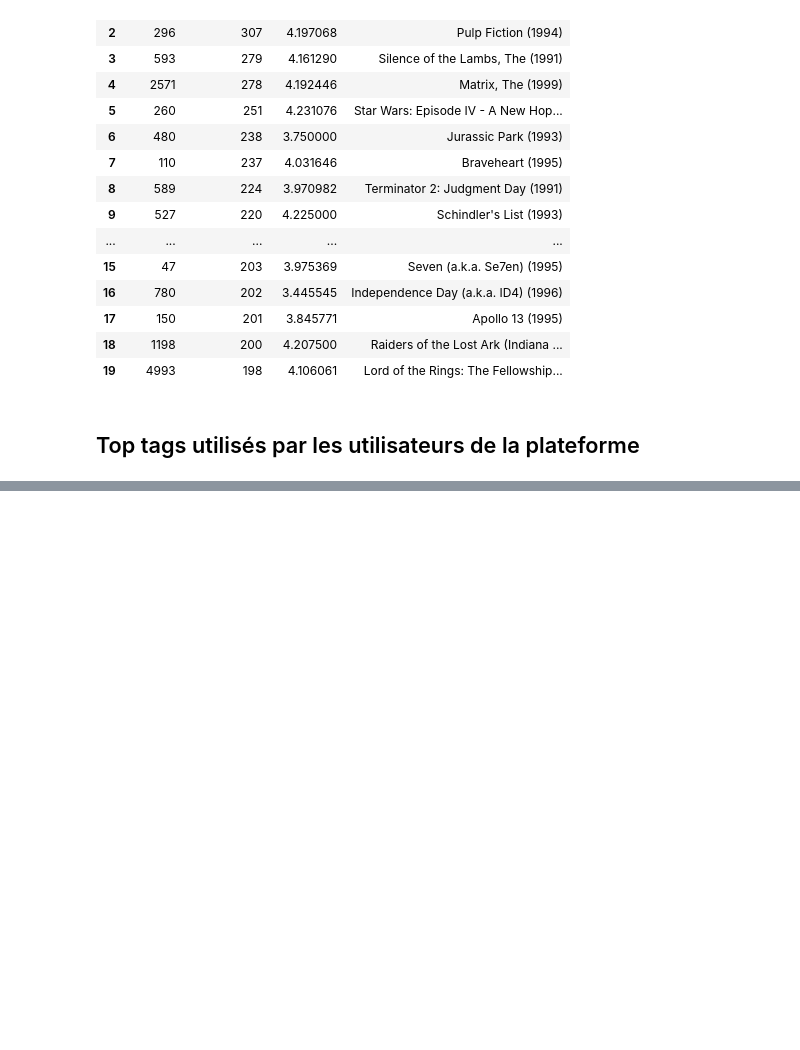
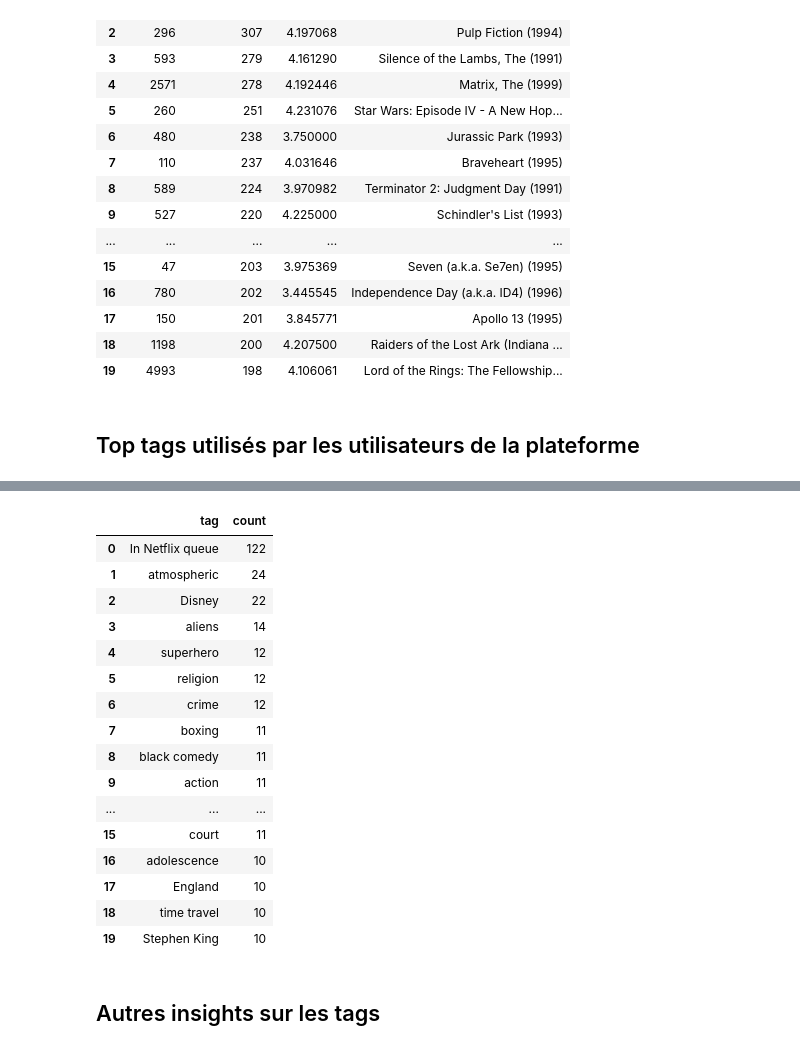
Before and after one commit to Gouesse05/FILMS-ANALYTICS, a Jupyter notebook: flm_data_viz.ipynb, the cells around one changed output, grey strips where cells are left out. Cells and saved outputs as stored; diff of their text form; code cells hidden in the pictures; blank space fills up the shorter version.

```diff
--- a/flm_data_viz.ipynb
+++ b/flm_data_viz.ipynb
@@ -438,0 +527,22 @@ top_movies_df
+# %%
+tag_usage_df
+# %% [output]
+|  | tag | count |
+| 0 | In Netflix queue | 122 |
+| 1 | atmospheric | 24 |
+| 2 | Disney | 22 |
+| 3 | aliens | 14 |
+| 4 | superhero | 12 |
+| 5 | religion | 12 |
+| 6 | crime | 12 |
+| 7 | boxing | 11 |
+| 8 | black comedy | 11 |
+| 9 | action | 11 |
+| ... | ... | ... |
+| 15 | court | 11 |
+| 16 | adolescence | 10 |
+| 17 | England | 10 |
+| 18 | time travel | 10 |
+| 19 | Stephen King | 10 |
+# %% [markdown]
+## Autres insights sur les tags
```
Also changed, not shown: parts of 12 cells of this notebook, 13 other files.
